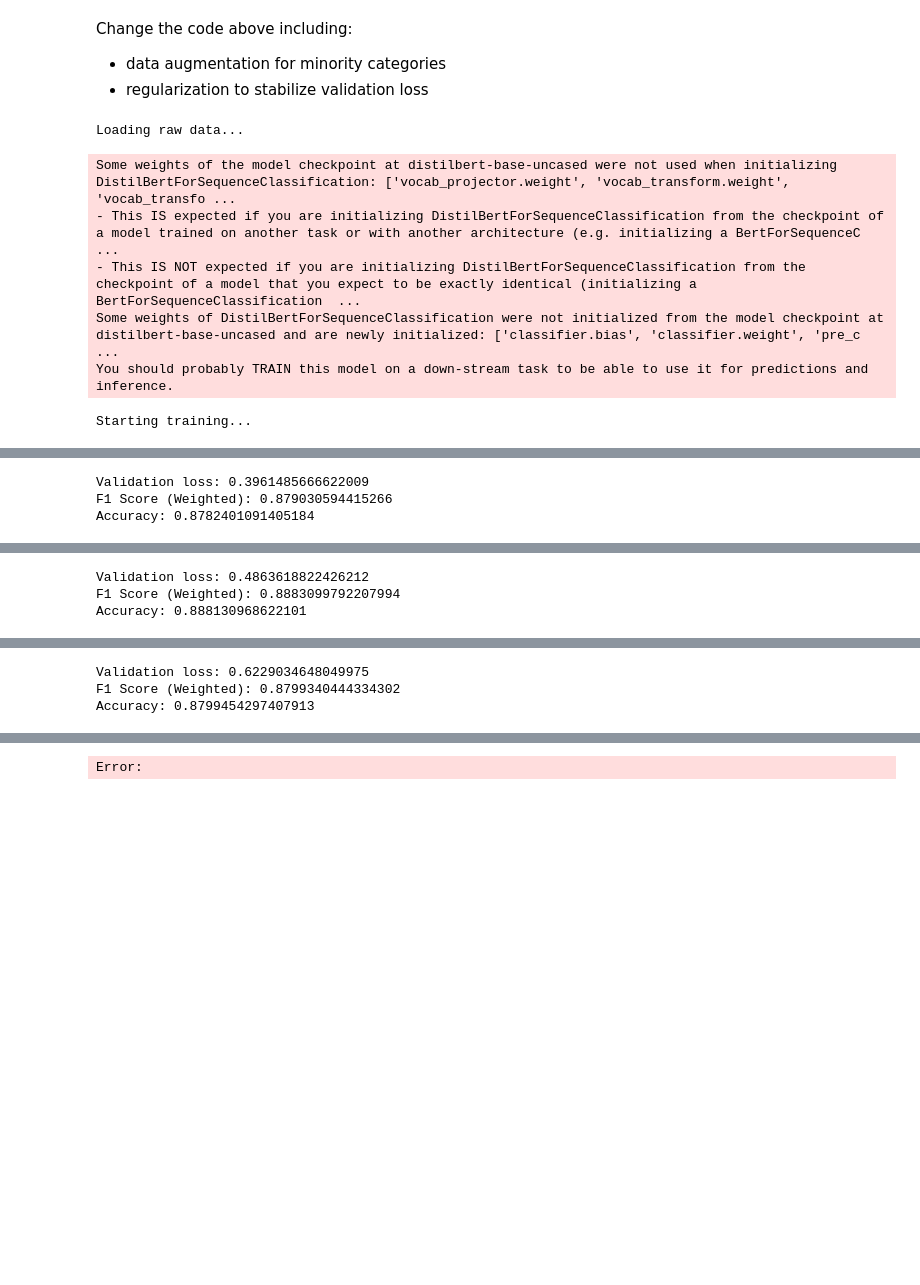
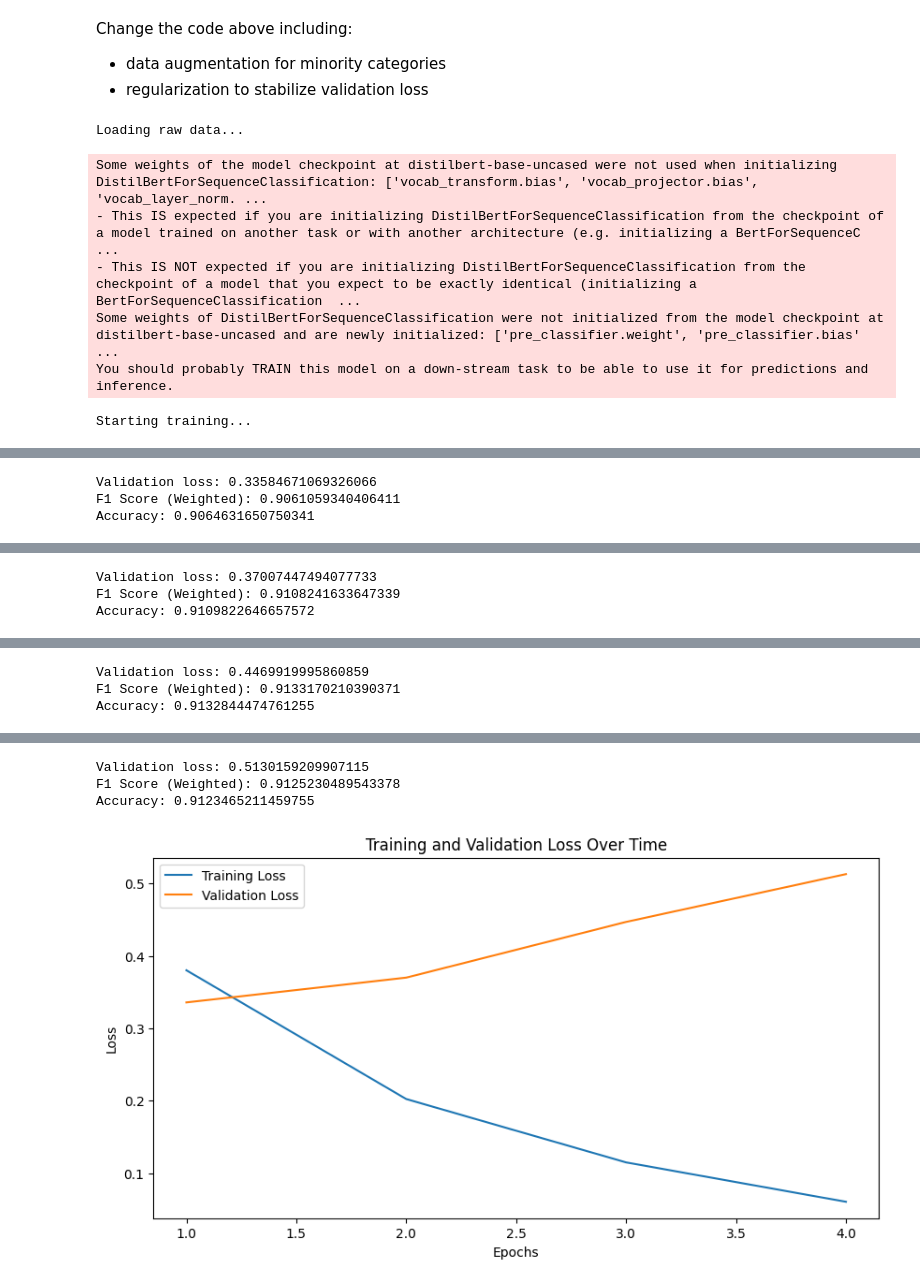
Before and after one commit to dvallslanaquera/llm-solutions, a Jupyter notebook: context_detector/main.ipynb, the cells around one changed output, grey strips where cells are left out. Saved outputs shown, nothing was run; the diff lists cells and outputs as text; code cells hidden in the pictures; blank space fills up the shorter version.

Commit message:
reupdated model with augmentation

```diff
--- a/context_detector/main.ipynb
+++ b/context_detector/main.ipynb
@@ -708,7 +726,7 @@ WEIGHT_DECAY = 0.02
 SEED = 42
 LR = 2e-5
 batch_size = 12
-epochs = 3
+epochs = 4
 
 tokenizer_params = {
     'add_special_tokens': True,     # adds [CLS] and [SEP] tags
@@ -949,10 +967,10 @@ plt.legend()
 plt.show()
 # %% [output]
 Loading raw data...
-Some weights of the model checkpoint at distilbert-base-uncased were not used when initializing DistilBertForSequenceClassification: ['vocab_projector.weight', 'vocab_transform.weight', 'vocab_transfo ...
+Some weights of the model checkpoint at distilbert-base-uncased were not used when initializing DistilBertForSequenceClassification: ['vocab_transform.bias', 'vocab_projector.bias', 'vocab_layer_norm. ...
 - This IS expected if you are initializing DistilBertForSequenceClassification from the checkpoint of a model trained on another task or with another architecture (e.g. initializing a BertForSequenceC ...
 - This IS NOT expected if you are initializing DistilBertForSequenceClassification from the checkpoint of a model that you expect to be exactly identical (initializing a BertForSequenceClassification  ...
-Some weights of DistilBertForSequenceClassification were not initialized from the model checkpoint at distilbert-base-uncased and are newly initialized: ['classifier.bias', 'classifier.weight', 'pre_c ...
+Some weights of DistilBertForSequenceClassification were not initialized from the model checkpoint at distilbert-base-uncased and are newly initialized: ['pre_classifier.weight', 'pre_classifier.bias' ...
 You should probably TRAIN this model on a down-stream task to be able to use it for predictions and inference.
 Starting training...
 Epoch 1
@@ -960,4 +978,4 @@ Training loss: 0.498710506214413
-Validation loss: 0.3961485666622009
-F1 Score (Weighted): 0.879030594415266
-Accuracy: 0.8782401091405184
+Validation loss: 0.33584671069326066
+F1 Score (Weighted): 0.9061059340406411
+Accuracy: 0.9064631650750341
 Epoch 2
@@ -965,4 +983,4 @@ Training loss: 0.22101690399227503
-Validation loss: 0.4863618822426212
-F1 Score (Weighted): 0.8883099792207994
-Accuracy: 0.888130968622101
+Validation loss: 0.37007447494077733
+F1 Score (Weighted): 0.9108241633647339
+Accuracy: 0.9109822646657572
 Epoch 3
@@ -970,3 +988,3 @@ Training loss: 0.1133847022731981
-Validation loss: 0.6229034648049975
-F1 Score (Weighted): 0.8799340444334302
-Accuracy: 0.8799454297407913
+Validation loss: 0.4469919995860859
+F1 Score (Weighted): 0.9133170210390371
+Accuracy: 0.9132844474761255
@@ -974 +993,4 @@ Error:
-Error:
+Validation loss: 0.5130159209907115
+F1 Score (Weighted): 0.9125230489543378
+Accuracy: 0.9123465211459755
+[figure, added]
```
Also changed, not shown: parts of 7 cells of this notebook.
